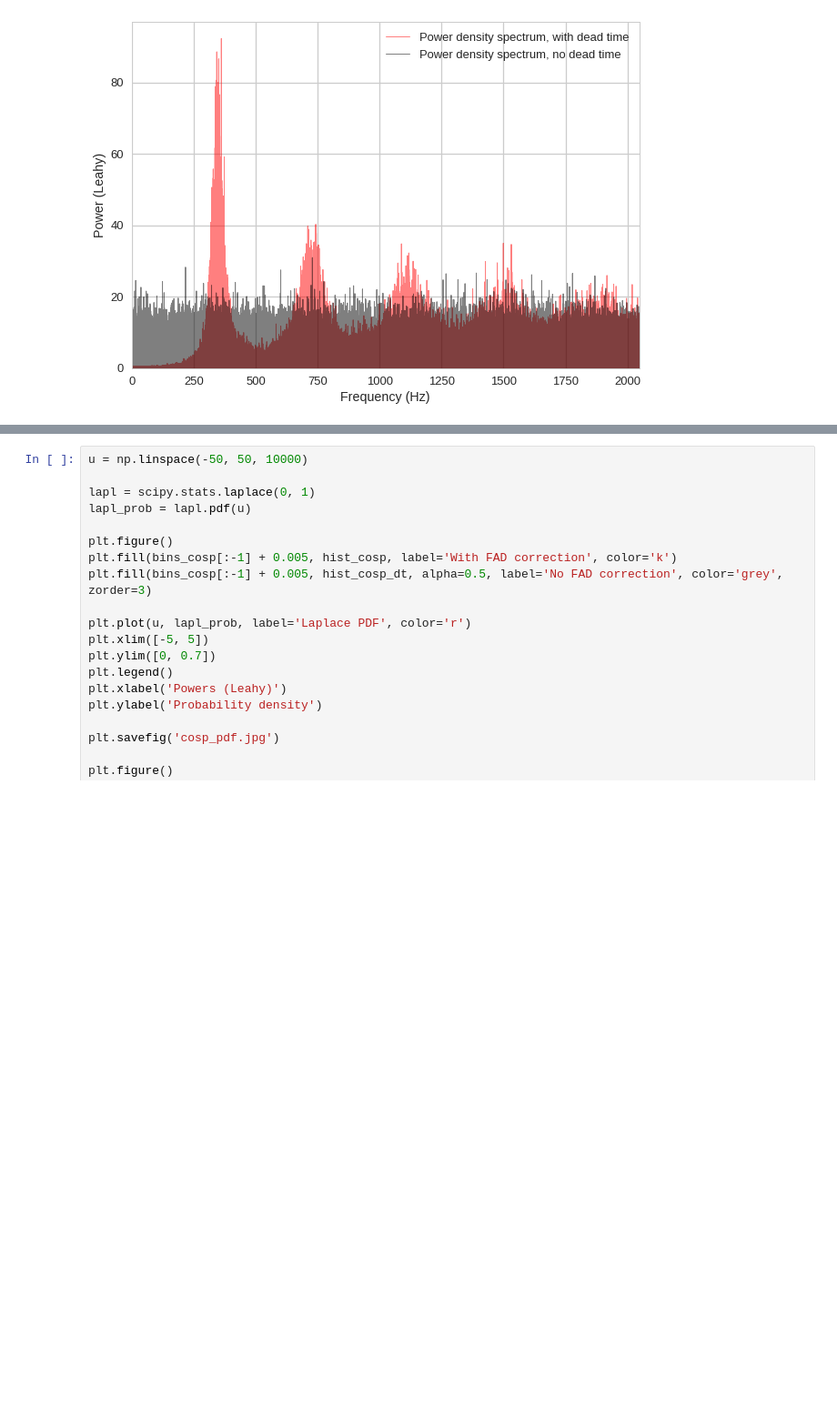
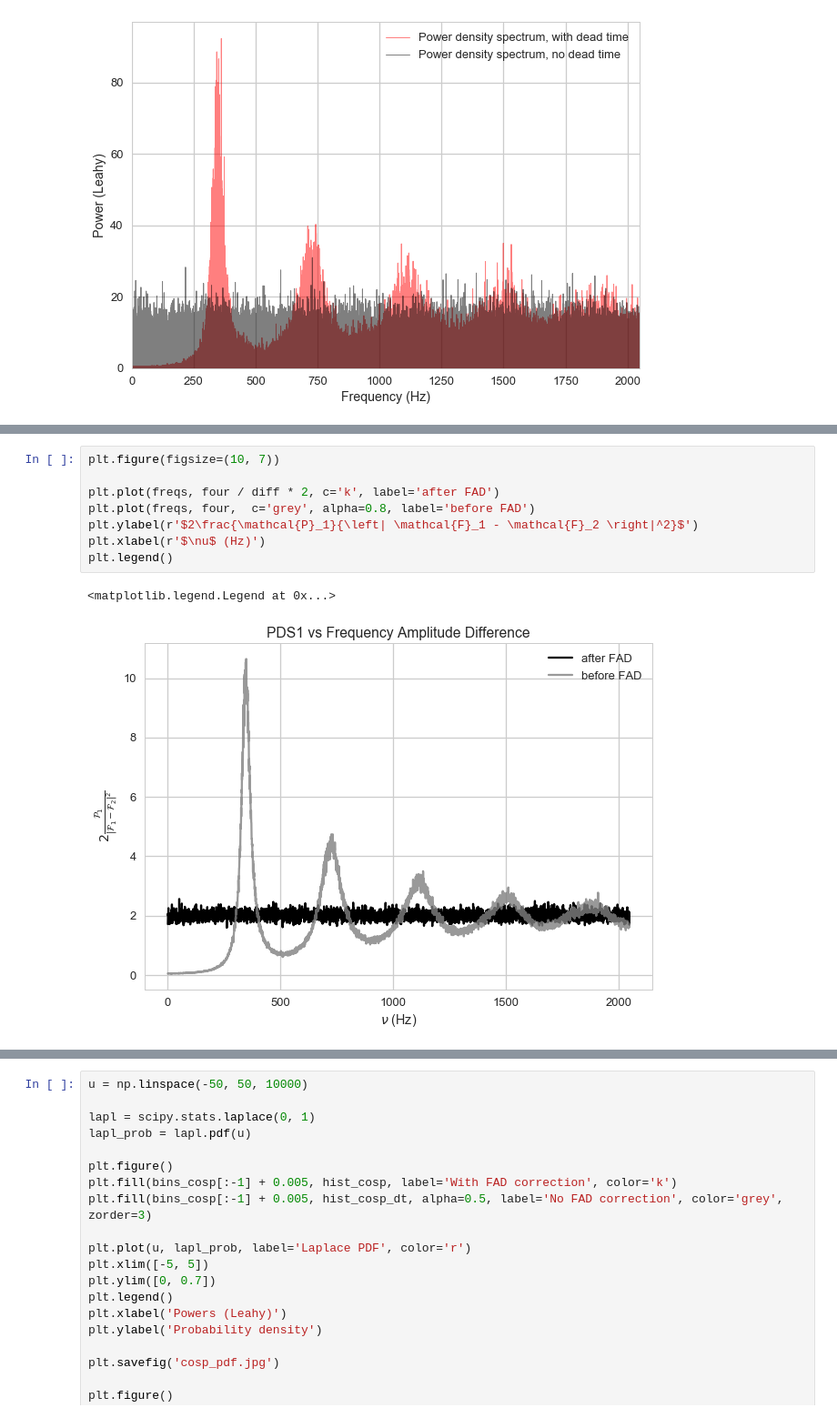
Before and after one commit to matteobachetti/deadtime-paper-II, a Jupyter notebook: notebooks/2. White noise + Dead time.ipynb, the cells around one changed output, grey strips where cells are left out. Shown at 91% size. Cells and saved outputs as stored; diff of their text form; blank space fills up the shorter version.

```diff
--- a/notebooks/2. White noise + Dead time.ipynb
+++ b/notebooks/2. White noise + Dead time.ipynb
@@ -135 +174,12 @@ plt.savefig('rn_fourierdiff_dt.jpg')
+# %%
+plt.figure(figsize=(10, 7))
+
+plt.plot(freqs, four / diff * 2, c='k', label='after FAD')
+plt.plot(freqs, four,  c='grey', alpha=0.8, label='before FAD')
+plt.ylabel(r'$2\frac{\mathcal{P}_1}{\left| \mathcal{F}_1 - \mathcal{F}_2 \right|^2}$')
+plt.xlabel(r'$\nu$ (Hz)')
+plt.legend()
+# %% [output]
+<matplotlib.legend.Legend at 0x...>
+[figure, added]
 # %%
```
Also changed, not shown: parts of 6 cells of this notebook, 6 other files.
